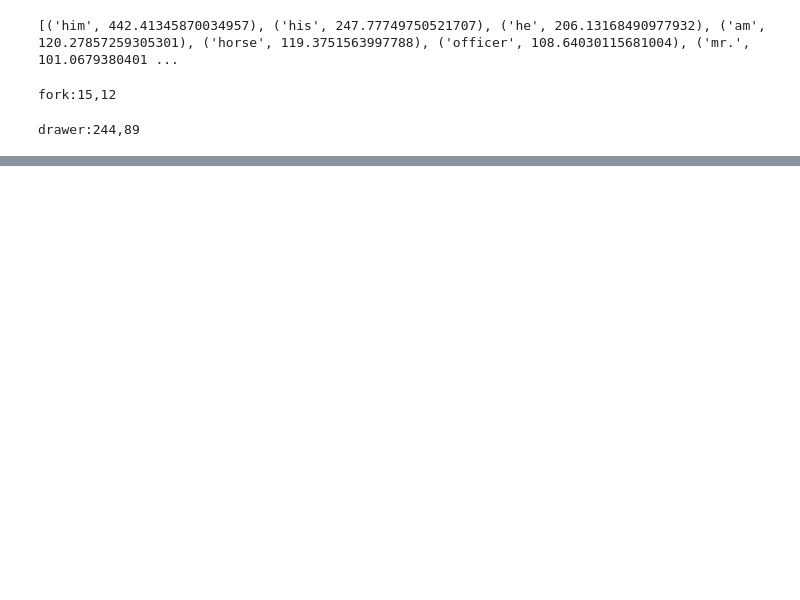
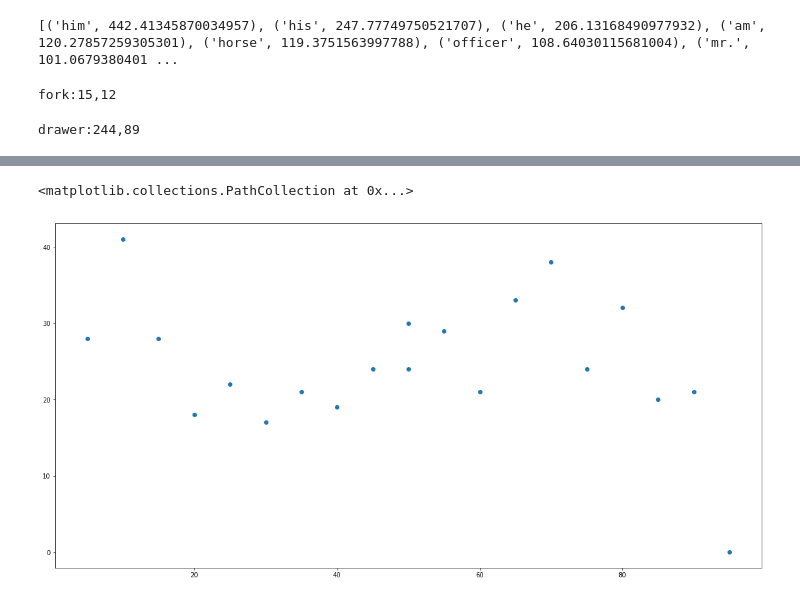
Before and after one commit to julieweeds/oldbailey-corpling, a Jupyter notebook: notebooks/CharacteristicWords.ipynb, the cells around one changed output, grey strips where cells are left out. Cells and saved outputs as stored; diff of their text form; code cells hidden in the pictures; blank space fills up the shorter version.

```diff
--- a/notebooks/CharacteristicWords.ipynb
+++ b/notebooks/CharacteristicWords.ipynb
@@ -207,7 +207,7 @@ def improved_compute_surprises(corpusA,corpusB,measure,params={}):
     for(term,freq) in wordlistA[:threshold]:
         scores.append((term,mysurprise(freq,dictB.get(term,freq+1),corpusAsize,corpusBsize,measure,params)))
     sortedscores=sorted(scores,key=operator.itemgetter(1),reverse=True)
-    k=200
+    k=50
     print("Top {} terms are ".format(k))
     print(sortedscores[:k])
     rank=0
@@ -832,0 +1087,15 @@ drawer:244,89
+# %%
+
+splits=[5,10,15,20,25,30,35,40,45,50]
+prefixA='randomA_'
+prefixB='randomB_'
+suffix='__theft_min:1800_max:1820_def_wv'
+randomfiles=[]
+props=[]
+for split in splits:
+    randomfiles.append(prefixA+str(split)+suffix)
+    props.append(split)
+    rev=100-split
+    props.append(rev)
+    randomfiles.append(prefixB+str(split)+suffix)
+print(randomfiles,props)
@@ -832,0 +1104,5 @@ drawer:244,89
+# %%
+randomcorpora=[]
+for filename in randomfiles:
+    print(filename)
+    randomcorpora.append(nlp_tools.corpus([filename],nlp,prop=100,ner=False))
@@ -832,0 +1127,12 @@ drawer:244,89
+# %%
+random_dists=[]
+for corpus in randomcorpora:
+    random_dists.append(find_hfw_dist([corpus],k=k))
+
+characteristic_sets=[]
+for dist in random_dists:
+    characteristic_sets.append(improved_compute_surprises(dist,hfw_theft,'llr'))
+sizes=[len(cset) for cset in characteristic_sets]
+
+for p,s in zip(props,sizes):
+    print("prop = {}, size of characteristic set = {}".format(p,s))
@@ -832,0 +1174,6 @@ drawer:244,89
+# %%
+fig,ax=plt.subplots(figsize=(20,10))
+ax.scatter(props,sizes)
+# %% [output]
+<matplotlib.collections.PathCollection at 0x...>
+[figure, added]
```
Also changed, not shown: parts of 84 cells of this notebook, 3 other files.
